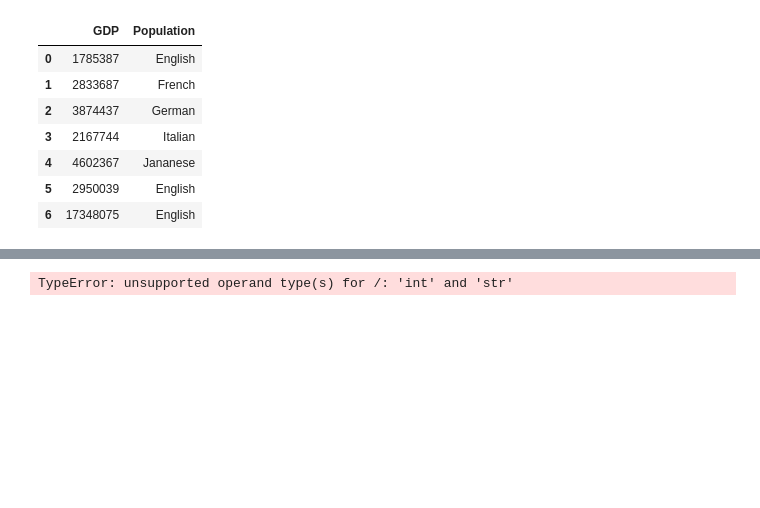
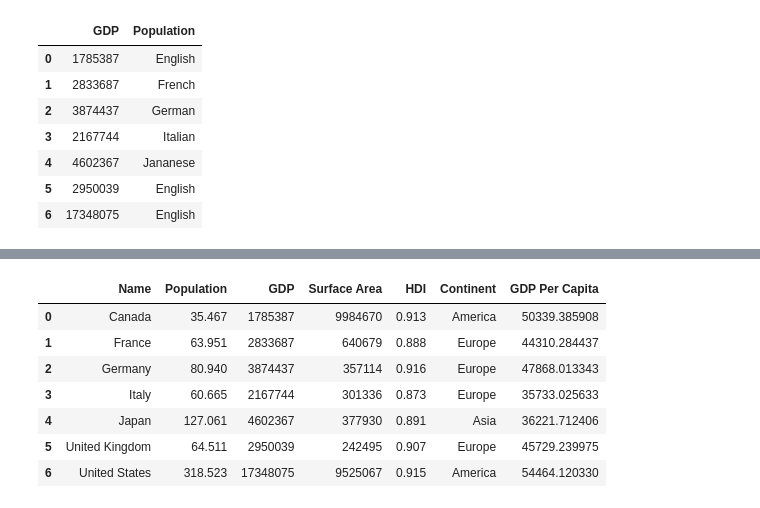
Before and after one commit to HromovAndrey/-Tu_kill_the_time, a Jupyter notebook: Untitled10.ipynb, the cells around one changed output, grey strips where cells are left out. Drawn from its saved outputs; the diff is of its cells as text; code cells hidden in the pictures; blank space fills up the shorter version.

```diff
--- a/Untitled10.ipynb
+++ b/Untitled10.ipynb
@@ -376,0 +392,6 @@ df[['GDP', 'Population']]
+# %%
+# Преобразование строковых значений в числовые
+df['Population'] = pd.to_numeric(df['Population'], errors='coerce')
+
+# Проверим результат
+print(df[['Name', 'Population']])
@@ -376,0 +407,3 @@ df[['GDP', 'Population']]
+# %%
+df['Population'] = pd.to_numeric(df['Population'], errors='coerce')
+print(df[['Name', 'Population']])
@@ -376,0 +419,4 @@ df[['GDP', 'Population']]
+# %%
+df = df[pd.to_numeric(df['Population'], errors='coerce').notnull()]
+df['Population'] = pd.to_numeric(df['Population'])
+print(df[['Name', 'Population']])
@@ -377,4 +444,13 @@ df[['GDP', 'Population']]
 # %%
-df['GDP'] / df['Population']
+df['GDP Per Capita'] = df['GDP'] / df['Population']
-# %% [output]
-TypeError: unsupported operand type(s) for /: 'int' and 'str'
+# %%
+df
+# %% [output]
+|  | Name | Population | GDP | Surface Area | HDI | Continent | GDP Per Capita |
+| 0 | Canada | 35.467 | 1785387 | 9984670 | 0.913 | America | 50339.385908 |
+| 1 | France | 63.951 | 2833687 | 640679 | 0.888 | Europe | 44310.284437 |
+| 2 | Germany | 80.940 | 3874437 | 357114 | 0.916 | Europe | 47868.013343 |
+| 3 | Italy | 60.665 | 2167744 | 301336 | 0.873 | Europe | 35733.025633 |
+| 4 | Japan | 127.061 | 4602367 | 377930 | 0.891 | Asia | 36221.712406 |
+| 5 | United Kingdom | 64.511 | 2950039 | 242495 | 0.907 | Europe | 45729.239975 |
+| 6 | United States | 318.523 | 17348075 | 9525067 | 0.915 | America | 54464.120330 |
```
Also changed, not shown: parts of 11 cells of this notebook.
